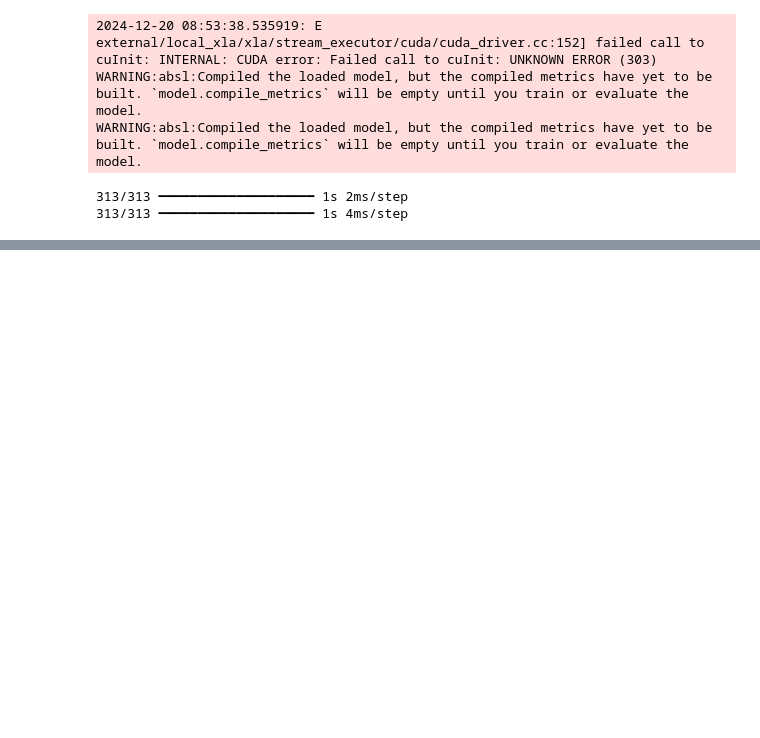
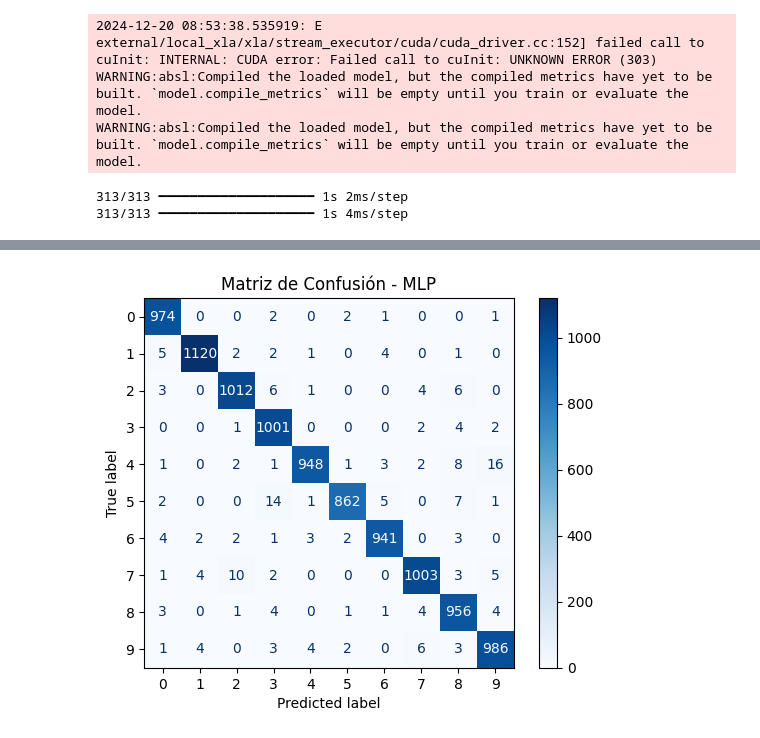
Before and after one commit to studiareCS/PAM, a Jupyter notebook: notebooks/matrizConfusion.ipynb, the cells around one changed output, grey strips where cells are left out. Saved outputs shown, nothing was run; the diff lists cells and outputs as text; code cells hidden in the pictures; blank space fills up the shorter version.

```diff
--- a/notebooks/matrizConfusion.ipynb
+++ b/notebooks/matrizConfusion.ipynb
@@ -26,0 +43,8 @@ y_pred_labels_cnn = np.argmax(y_pred_probs_cnn, axis=1)
+# %%
+# Mostrar la matriz de confusión para MLP
+disp_mlp = ConfusionMatrixDisplay(confusion_matrix=conf_matrix_mlp, display_labels=range(10))
+disp_mlp.plot(cmap=plt.cm.Blues)
+plt.title("Matriz de Confusión - MLP")
+plt.show()
+# %% [output]
+[figure, added]
```
Also changed, not shown: parts of 3 cells of this notebook.
